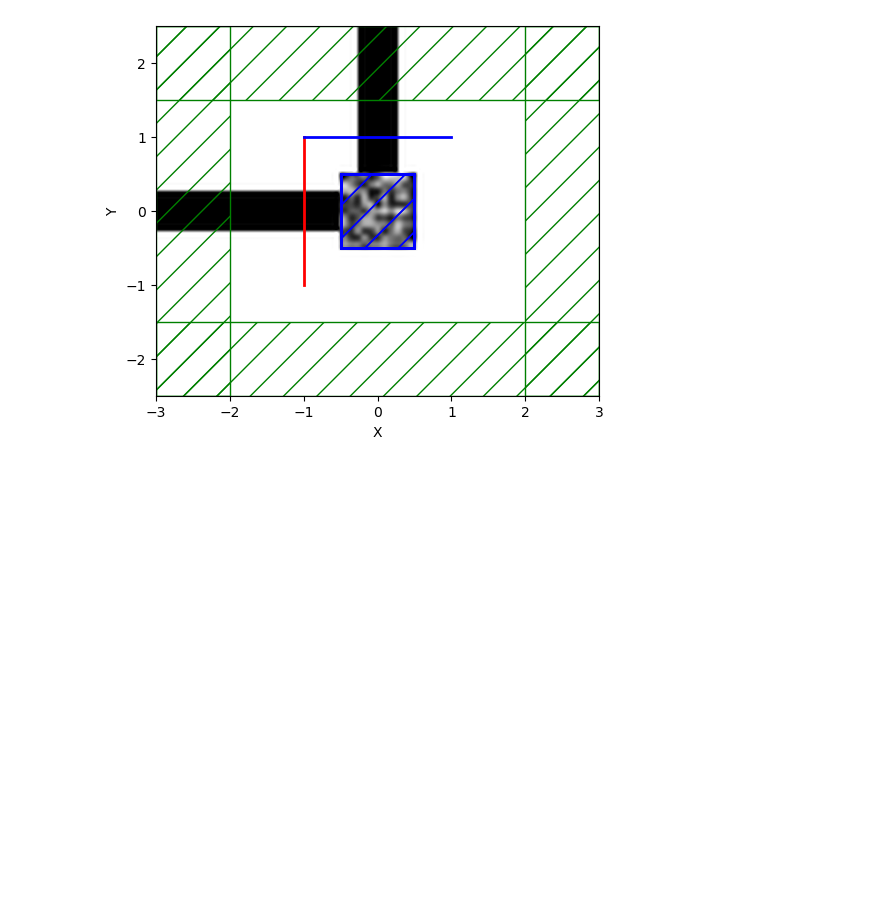
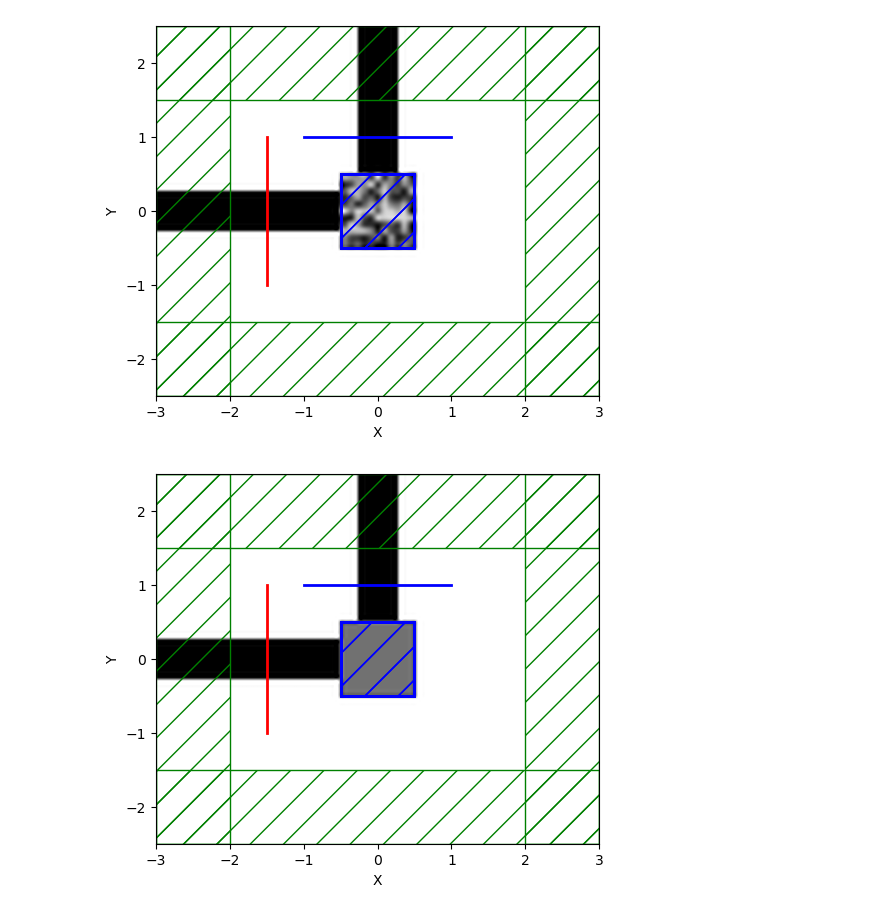
Before and after one commit to y0ooung/Meep, a Jupyter notebook: practice.ipynb, the cells around one changed output. Drawn from its saved outputs; the diff is of its cells as text; code cells hidden in the pictures; blank space fills up the shorter version.

Commit message:
practice optimization

```diff
--- a/practice.ipynb
+++ b/practice.ipynb
@@ -69,14 +69,13 @@ run 0 finished at t = 200.0 (4000 timesteps)
 # %%
-#Adjoint optimization
+# Adjoint optimization
 import meep as mp
 import meep.adjoint as mpa
 import numpy as np
 from autograd import numpy as npa
+import nlopt
 from matplotlib import pyplot as plt
 
 mp.verbosity(0)
-seed=240
-np.random.seed(seed)
 Si = mp.Medium(index=3.4)
 SiO2 = mp.Medium(index=1.44)
 
@@ -90,9 +89,9 @@ pml_layers = [mp.PML(1.0)]
 
 # source(Gaussian pulse)
 fcen = 1 / 1.55
-width = 0.1
+width = 0.2
 fwidth = width * fcen
-source_center = [-1, 0, 0]
+source_center = [-1.5, 0, 0]
 source_size = mp.Vector3(0, 2, 0)
 kpoint = mp.Vector3(1, 0, 0)
 src = mp.GaussianSource(frequency = fcen, fwidth=fwidth)
@@ -140,33 +139,40 @@ sim = mp.Simulation(
     geometry=geometry,
     sources=source,
     eps_averaging=False,
     resolution=resolution,
 )
 
-TE0 =mpa.EigenmodeCoefficient(
+TE_top =mpa.EigenmodeCoefficient(
     sim,
     mp.Volume(center=mp.Vector3(0, 1, 0), size=mp.Vector3(x=2)),
     mode=1
 )
-ob_list = [TE0]
+ob_list = [TE_top]
 
 def J(alpha):
     return npa.abs(alpha) ** 2
 
 opt = mpa.OptimizationProblem(
     simulation=sim,
     objective_functions=J,
     objective_arguments=ob_list,
     design_regions=[design_region],
     fcen=fcen,
     df=0,
     nf=1,
 )
 
 x0 = np.random.rand(Nx * Ny)
 opt.update_design([x0])
 
 opt.plot2D(True, frequency=1 / 1.55)
 plt.show()
+
+x0 = 0.5 * np.ones((Nx * Ny, ))
+opt.update_design([x0])
+
+opt.plot2D(True)
+plt.show()
 # %% [output]
-[figure, old version]
+[figure, new version]
+[figure, added]
```
Also changed, not shown: parts of 6 cells of this notebook.
